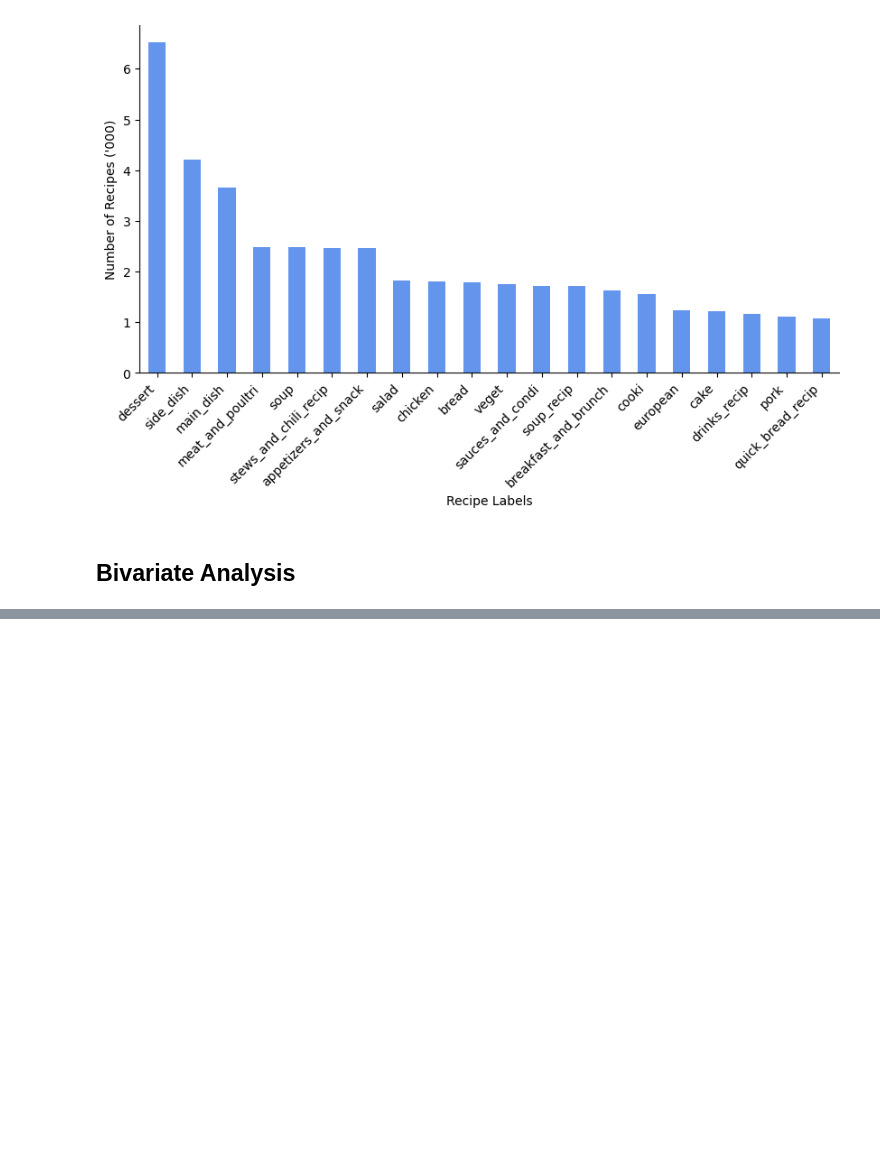
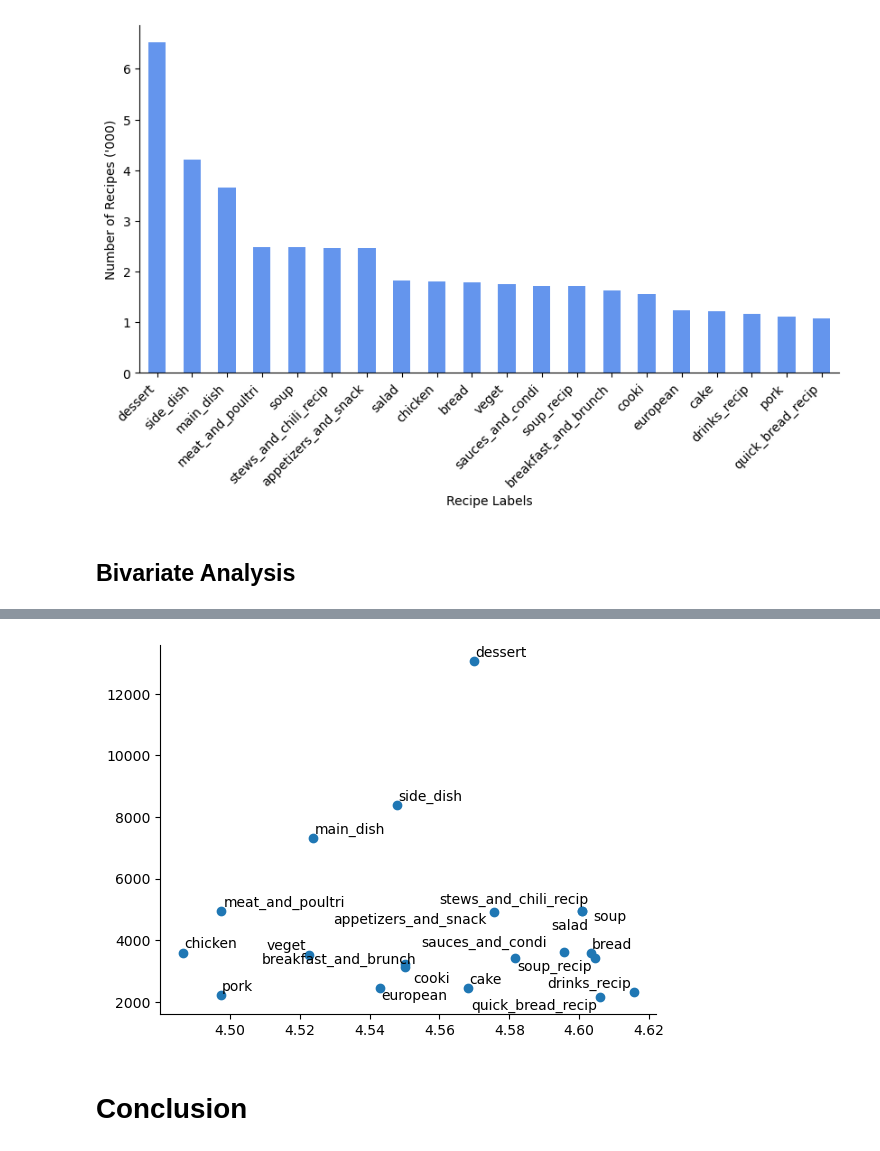
Before and after one commit to andrewyewcy/recipe_classifier, a Jupyter notebook: dev/2023-09-15-text-analysis-with-count-vectorizer.ipynb, the cells around one changed output, grey strips where cells are left out. Saved outputs shown, nothing was run; the diff lists cells and outputs as text; code cells hidden in the pictures; blank space fills up the shorter version.

Commit message:
Finished draft of visualization

```diff
--- a/dev/2023-09-15-text-analysis-with-count-vectorizer.ipynb
+++ b/dev/2023-09-15-text-analysis-with-count-vectorizer.ipynb
@@ -725,0 +719,8 @@ Index(['dessert', 'side_dish', 'main_dish', 'meat_and_poultri', 'soup',
+# %%
+plot_df = df_1.groupby(
+    by = "variable"
+).agg(
+    count = ("value","sum")
+)
+
+plot_df.head()
@@ -725,0 +735,7 @@ Index(['dessert', 'side_dish', 'main_dish', 'meat_and_poultri', 'soup',
+# %%
+plot_df["average_rating"] = df_1.loc[df_1["value"] == 1].groupby(by = "variable").apply(lambda x : np.average(x.rating_average, weights = x.rating_count))
+# %%
+plot_df = plot_df.sort_values(
+    by = ["count"],
+    ascending = [False]
+)
@@ -725,0 +763,19 @@ Index(['dessert', 'side_dish', 'main_dish', 'meat_and_poultri', 'soup',
+# %%
+x = plot_df["average_rating"]
+y = plot_df["count"]
+
+plt.scatter(x,y)
+
+labels = plot_df.index
+
+annotations = [plt.annotate(label, (x[i], y[i])) for i, label in enumerate(labels)]
+
+adjust_text(annotations)
+
+sns.despine()
+
+plt.show()
+# %% [output]
+[figure, added]
+# %% [markdown]
+# Conclusion
```
Also changed, not shown: parts of 22 cells of this notebook.
